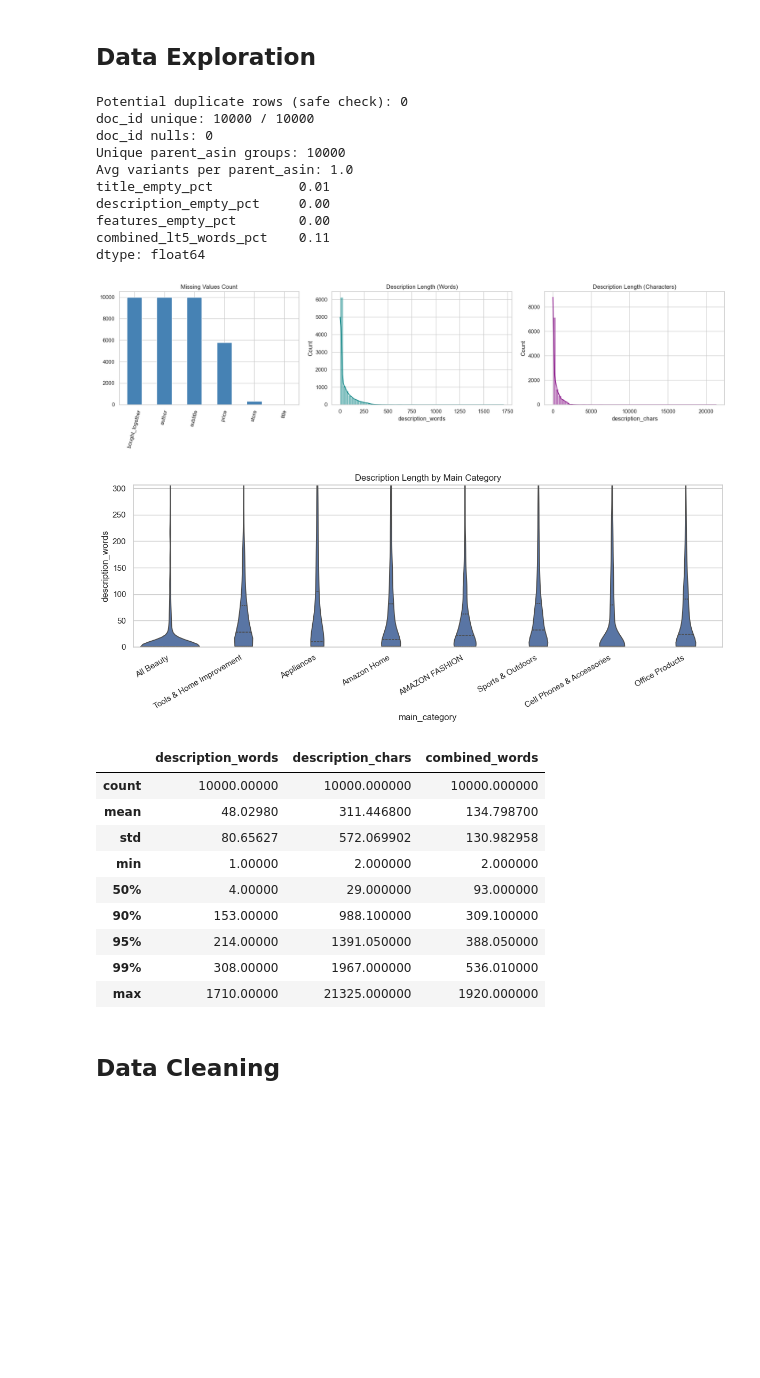
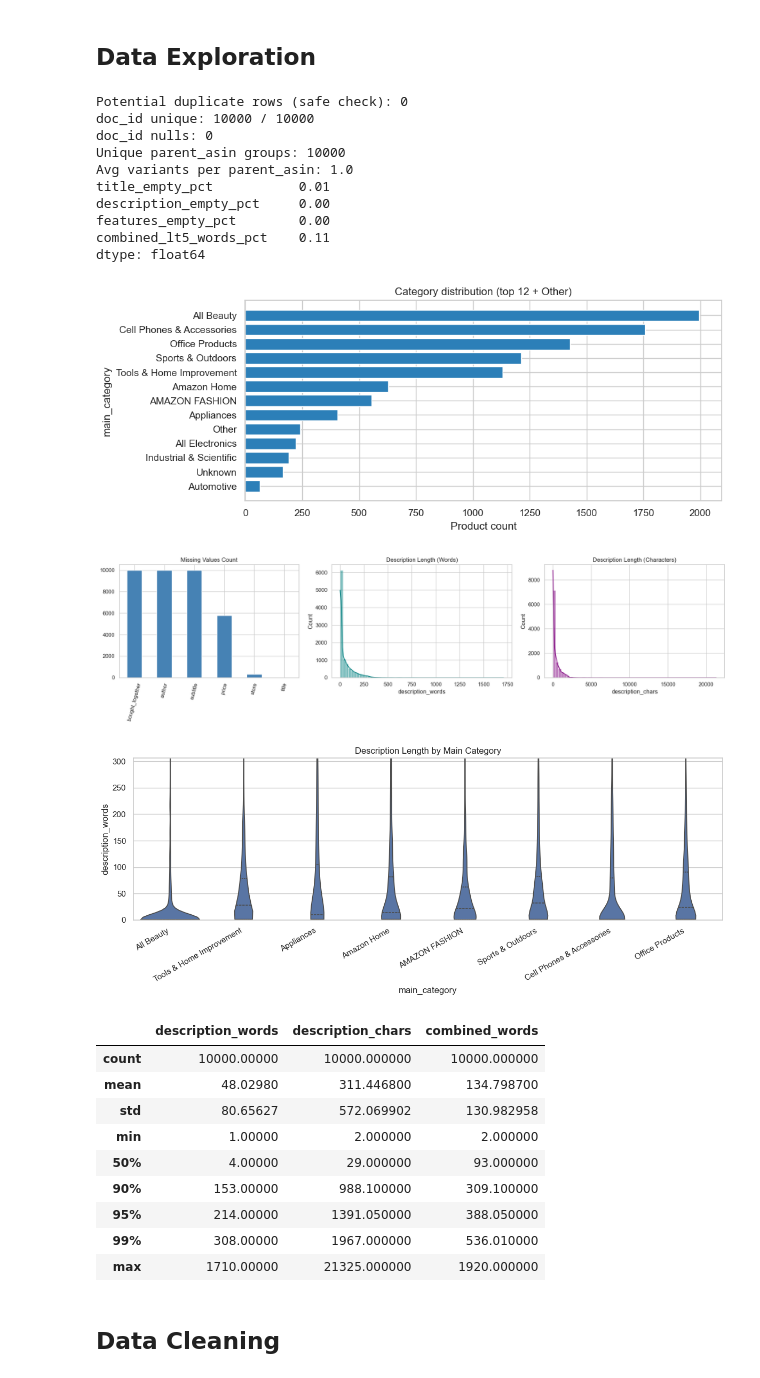
Before and after one commit to Famosaya-Bobola/Enhanced-Product-Discovery, a Jupyter notebook: product-retrieval-implementation.ipynb, the cells around one changed output. Saved outputs shown, nothing was run; the diff lists cells and outputs as text; code cells hidden in the pictures; blank space fills up the shorter version.

```diff
--- a/product-retrieval-implementation.ipynb
+++ b/product-retrieval-implementation.ipynb
@@ -136,6 +140,29 @@ field_empty_profile = {
 }
 print(pd.Series(field_empty_profile).round(2))
 
+# Category distribution (main_category)
+if "main_category" in eda_df.columns:
+    top_n = 12
+    cat_s = eda_df["main_category"].fillna("Unknown").astype(str).str.strip().replace("", "Unknown")
+    vc = cat_s.value_counts()
+    if len(vc) > top_n:
+        tail = int(vc.iloc[top_n:].sum())
+        plot_vc = pd.concat([vc.head(top_n), pd.Series({"Other": tail})])
+    else:
+        plot_vc = vc
+    plot_vc = plot_vc.sort_values(ascending=True)
+    plt.figure(figsize=(10, max(4, 0.32 * len(plot_vc))))
+    plt.barh(plot_vc.index.astype(str), plot_vc.values, color="#2c7fb8")
+    plt.xlabel("Product count")
+    plt.ylabel("main_category")
+    plt.title(
+        f"Category distribution (top {top_n} + Other)"
+        if len(vc) > top_n
+        else "Category distribution (main_category)"
+    )
+    plt.tight_layout()
+    plt.show()
+
 fig, axes = plt.subplots(1, 3, figsize=(18, 5))
 if len(missing) > 0:
     missing.plot(kind="bar", ax=axes[0], color="steelblue")
@@ -148,35 +175,36 @@ axes[1].set_title("Description Length (Words)")
 sns.histplot(eda_df["description_chars"], bins=60, kde=True, ax=axes[2], color="purple")
 axes[2].set_title("Description Length (Characters)")
 
 plt.tight_layout()
 plt.show()
 
 top_cats = eda_df["main_category"].fillna("Unknown").value_counts().head(8).index
 cat_df = eda_df[eda_df["main_category"].fillna("Unknown").isin(top_cats)].copy()
 cat_df["main_category"] = cat_df["main_category"].fillna("Unknown")
 
 plt.figure(figsize=(12, 5))
 sns.violinplot(data=cat_df, x="main_category", y="description_words", inner="quartile", cut=0)
 plt.xticks(rotation=30, ha="right")
 plt.ylim(0, np.percentile(cat_df["description_words"], 99))
 plt.title("Description Length by Main Category")
 plt.tight_layout()
 plt.show()
 
 eda_df[["description_words", "description_chars", "combined_words"]].describe(percentiles=[0.5, 0.9, 0.95, 0.99])
 # %% [output]
 Potential duplicate rows (safe check): 0
 doc_id unique: 10000 / 10000
 doc_id nulls: 0
 Unique parent_asin groups: 10000
 Avg variants per parent_asin: 1.0
 title_empty_pct           0.01
 description_empty_pct     0.00
 features_empty_pct        0.00
 combined_lt5_words_pct    0.11
 dtype: float64
-[figure, old version]
+[figure, new version]
-[figure, old version]
+[figure, new version]
+[figure, added]
 |  | description_words | description_chars | combined_words |
 | count | 10000.00000 | 10000.000000 | 10000.000000 |
 | mean | 48.02980 | 311.446800 | 134.798700 |
```
Also changed, not shown: parts of 22 cells of this notebook, 18 other files.
